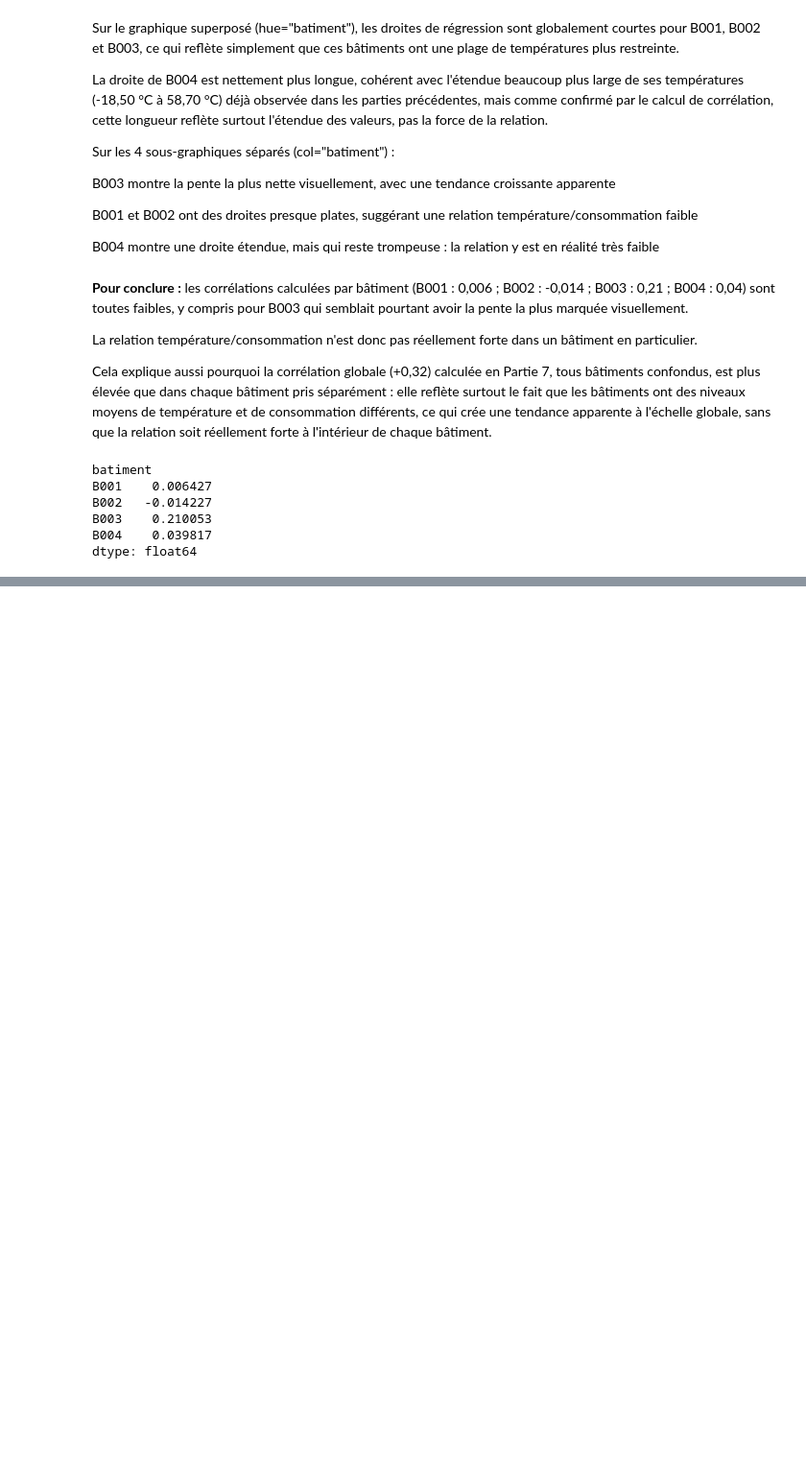
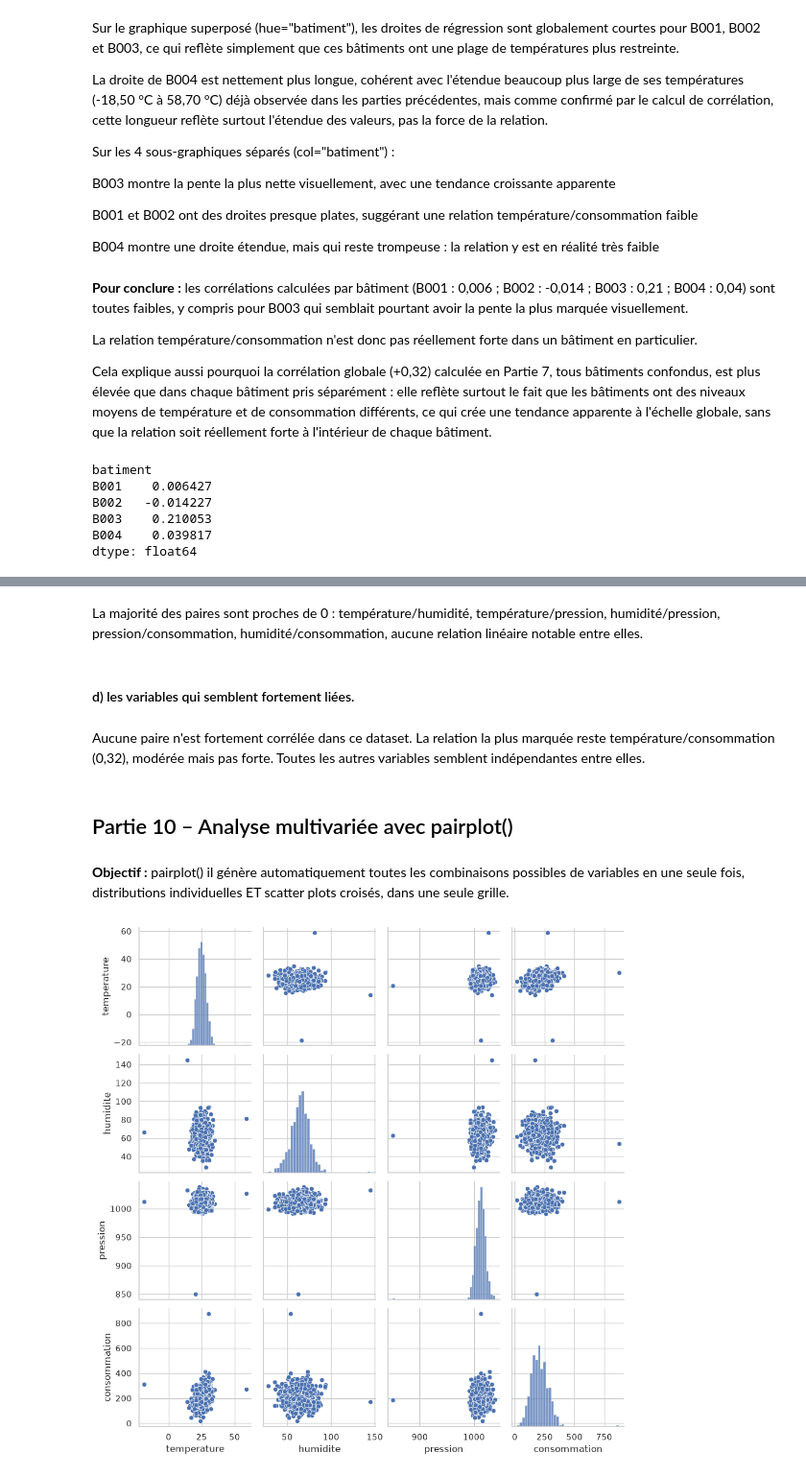
Before and after one commit to Fattimm/atelier_seaborn_iot, a Jupyter notebook: notebooks/atelier_seaborn_iot.ipynb, the cells around one changed output, grey strips where cells are left out. Shown at 96% size. Drawn from its saved outputs; the diff is of its cells as text; code cells hidden in the pictures; blank space fills up the shorter version.

Commit message:
Finalisation de l'atelier : parties 9 à 12 complètes

```diff
--- a/notebooks/atelier_seaborn_iot.ipynb
+++ b/notebooks/atelier_seaborn_iot.ipynb
@@ -575,0 +636,17 @@ dtype: float64
+# %% [markdown]
+La majorité des paires sont proches de 0 : température/humidité, température/pression, humidité/pression, pression/consommation, humidité/consommation, aucune relation linéaire notable entre elles.
+# %% [markdown]
+#### d) les variables qui semblent fortement liées.
+# %% [markdown]
+Aucune paire n'est fortement corrélée dans ce dataset. La relation la plus marquée reste température/consommation (0,32), modérée mais pas forte. Toutes les autres variables semblent indépendantes entre elles.
+# %% [markdown]
+## Partie 10 – Analyse multivariée avec pairplot()
+# %% [markdown]
+**Objectif :** pairplot() il génère automatiquement toutes les combinaisons possibles de variables en une seule fois, distributions individuelles ET scatter plots croisés, dans une seule grille.
+# %%
+sns.pairplot(df[["temperature", "humidite", "pression", "consommation"]])
+# on peut colorer par batiment en utilisant le hue
+#sns.pairplot(df[["temperature", "humidite", "pression", "consommation", "batiment"]], hue="batiment")
+plt.show()
+# %% [output]
+[figure, added]
```
Also changed, not shown: parts of 52 cells of this notebook, 4 other files.
